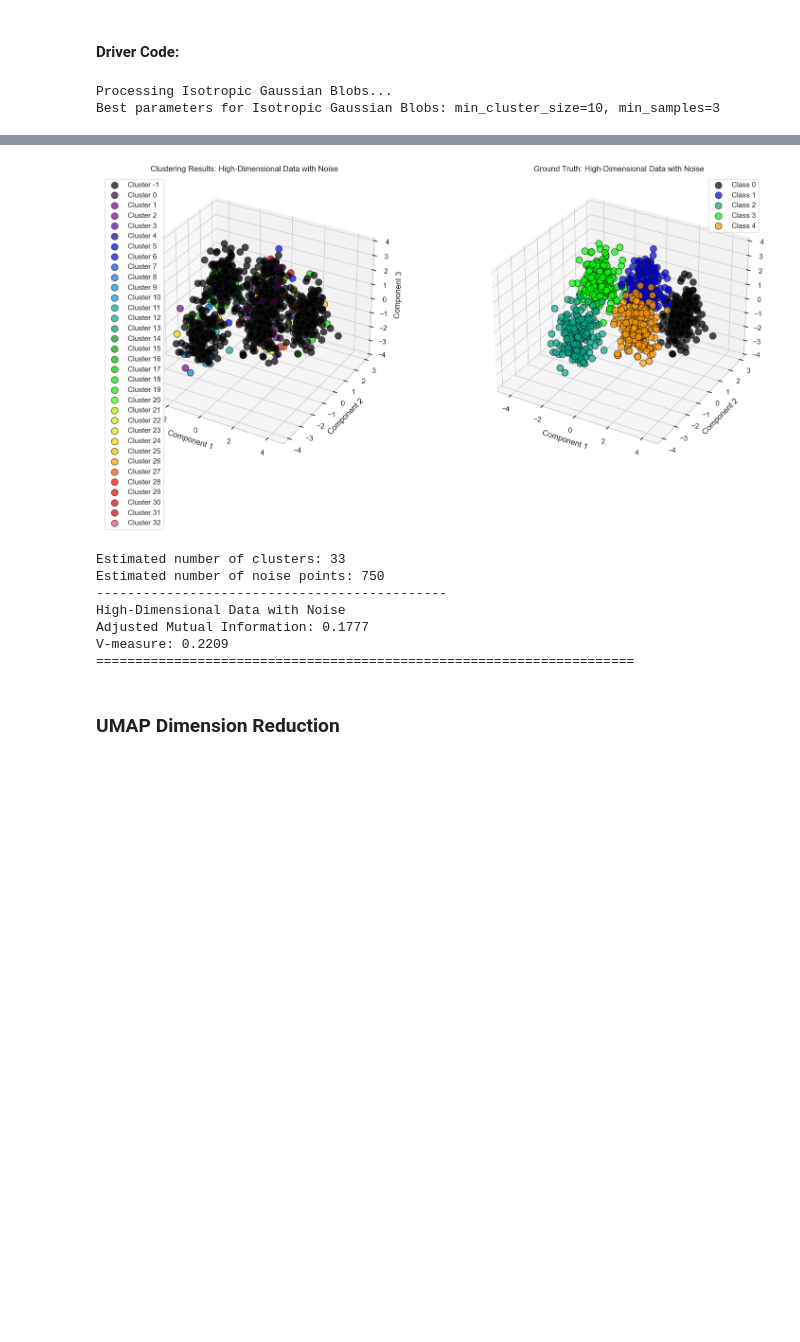
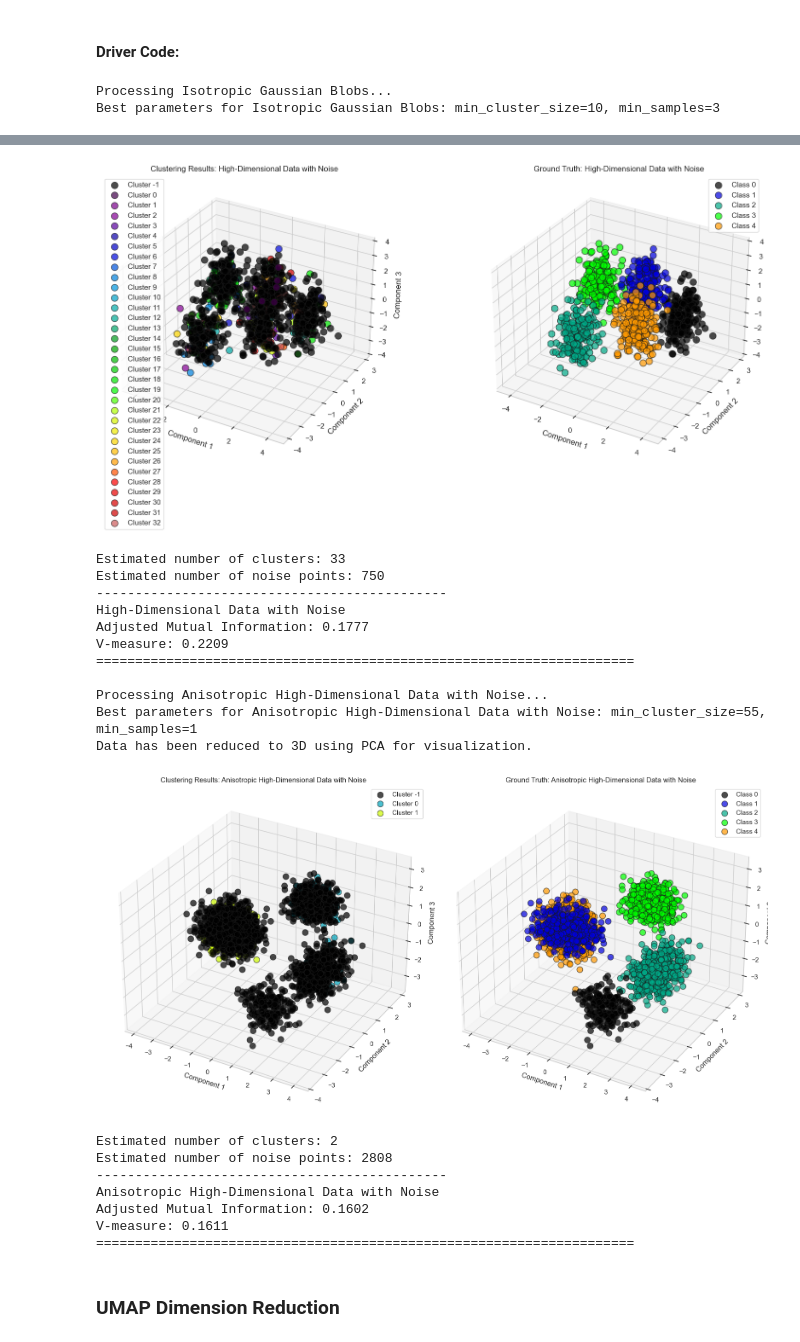
Before and after one commit to nalin0503/SC4020-DA-M, a Jupyter notebook: hdbscan.ipynb, the cells around one changed output, grey strips where cells are left out. Cells and saved outputs as stored; diff of their text form; code cells hidden in the pictures; blank space fills up the shorter version.

```diff
--- a/hdbscan.ipynb
+++ b/hdbscan.ipynb
@@ -96,8 +102,8 @@ datasets = [
     ('anisotropic_blobs.csv', {}, 'Anisotropic Gaussian Blobs'),
     ('moons_circles.csv', {}, 'Moons and Circles'),
     ('overlapping_clusters.csv', {}, 'Overlapping Clusters'),
-    ('high_dimensional_data.csv', {}, 'High-Dimensional Data with Noise')
-]
+    ('high_dimensional_data.csv', {}, 'High-Dimensional Data with Noise'),
+    ('anisotropic_high_dimensional_data3.csv', {}, 'Anisotropic High-Dimensional Data with Noise')] # additional dataset for Density based algorithms
 # %% [markdown]
 #### Driver Code:
 # %%
@@ -122,6 +128,9 @@ for filename, params, title in datasets:
     elif title == 'High-Dimensional Data with Noise':
         min_cluster_size_values = range(5, 100, 10)
         min_samples_values = range(1, 20, 4)
+    elif title == 'Anisotropic High-Dimensional Data with Noise': # Additional
+        min_cluster_size_values = range(5, 100, 10)
+        min_samples_values = range(1, 20, 4)
     else:
         min_cluster_size_values = range(5, 50, 5)
         min_samples_values = range(1, 10, 2)
@@ -171,33 +180,45 @@ Best parameters for Moons and Circles: min_cluster_size=5, min_samples=5
 Estimated number of clusters: 4
 Estimated number of noise points: 0
 ---------------------------------------------
 Moons and Circles
 Adjusted Mutual Information: 1.0000
 V-measure: 1.0000
 =====================================================================
 
 Processing Overlapping Clusters...
 Best parameters for Overlapping Clusters: min_cluster_size=30, min_samples=1
 [figure]
 Estimated number of clusters: 4
 Estimated number of noise points: 332
 ---------------------------------------------
 Overlapping Clusters
 Adjusted Mutual Information: 0.4567
 V-measure: 0.4584
 =====================================================================
 
 Processing High-Dimensional Data with Noise...
 Best parameters for High-Dimensional Data with Noise: min_cluster_size=5, min_samples=1
 Data has been reduced to 3D using PCA for visualization.
 [figure]
 Estimated number of clusters: 33
 Estimated number of noise points: 750
 ---------------------------------------------
 High-Dimensional Data with Noise
 Adjusted Mutual Information: 0.1777
 V-measure: 0.2209
 =====================================================================
+
+Processing Anisotropic High-Dimensional Data with Noise...
+Best parameters for Anisotropic High-Dimensional Data with Noise: min_cluster_size=55, min_samples=1
+Data has been reduced to 3D using PCA for visualization.
+[figure, added]
+Estimated number of clusters: 2
+Estimated number of noise points: 2808
+---------------------------------------------
+Anisotropic High-Dimensional Data with Noise
+Adjusted Mutual Information: 0.1602
+V-measure: 0.1611
+=====================================================================
 # %% [markdown]
 ### UMAP Dimension Reduction
 # %%
```
Also changed, not shown: parts of 7 cells of this notebook, 6 other files.
